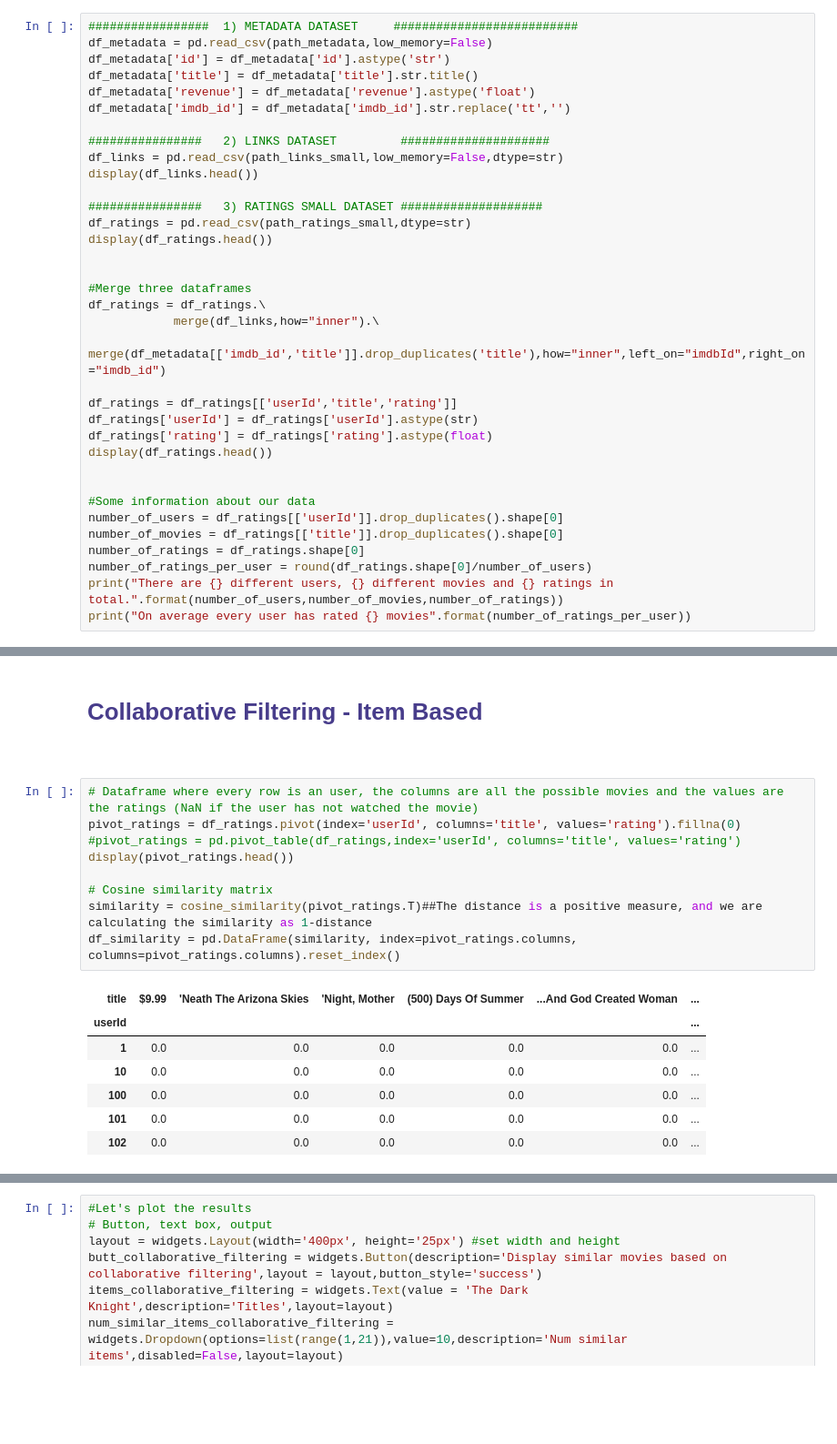
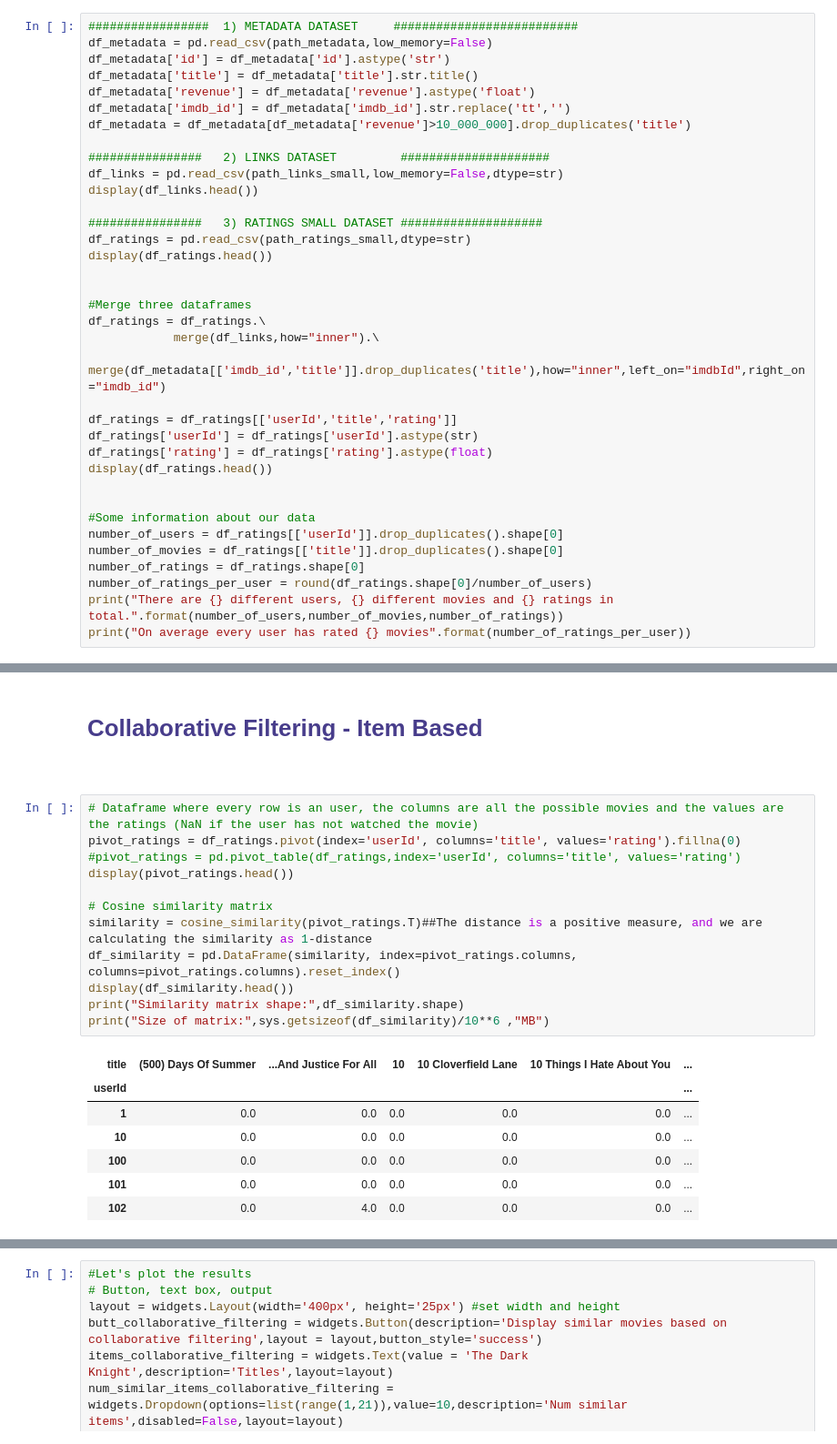
Before and after one commit to jmonsalverodilla/Recommender-Systems, a Jupyter notebook: 3) Recommender System Using Collaborative Filtering.ipynb, the cells around one changed output, grey strips where cells are left out. Shown at 91% size. Cells and saved outputs as stored; diff of their text form; blank space fills up the shorter version.

```diff
--- a/3) Recommender System Using Collaborative Filtering.ipynb
+++ b/3) Recommender System Using Collaborative Filtering.ipynb
@@ -146,6 +146,7 @@ df_metadata['id'] = df_metadata['id'].astype('str')
 df_metadata['title'] = df_metadata['title'].str.title()
 df_metadata['revenue'] = df_metadata['revenue'].astype('float')
 df_metadata['imdb_id'] = df_metadata['imdb_id'].str.replace('tt','')
+df_metadata = df_metadata[df_metadata['revenue']>10_000_000].drop_duplicates('title')
 
 ################   2) LINKS DATASET         #####################
 df_links = pd.read_csv(path_links_small,low_memory=False,dtype=str)
@@ -323,16 +325,19 @@ There is a **big problem** with all the **user based techniques**. If we want to
 # %%
 # Dataframe where every row is an user, the columns are all the possible movies and the values are the ratings (NaN if the user has not watched the movie)
 pivot_ratings = df_ratings.pivot(index='userId', columns='title', values='rating').fillna(0) #pivot_ratings = pd.pivot_table(df_ratings,index='userId', columns='title', values='rating')
 display(pivot_ratings.head())
 
 # Cosine similarity matrix
 similarity = cosine_similarity(pivot_ratings.T)##The distance is a positive measure, and we are calculating the similarity as 1-distance
 df_similarity = pd.DataFrame(similarity, index=pivot_ratings.columns, columns=pivot_ratings.columns).reset_index()
+display(df_similarity.head())
+print("Similarity matrix shape:",df_similarity.shape)
+print("Size of matrix:",sys.getsizeof(df_similarity)/10**6 ,"MB")
 # %% [output]
-| title | $9.99 | 'Neath The Arizona Skies | 'Night, Mother | (500) Days Of Summer | ...And God Created Woman | ... |
+| title | (500) Days Of Summer | ...And Justice For All | 10 | 10 Cloverfield Lane | 10 Things I Hate About You | ... |
 | userId |  |  |  |  |  | ... |
 | 1 | 0.0 | 0.0 | 0.0 | 0.0 | 0.0 | ... |
 | 10 | 0.0 | 0.0 | 0.0 | 0.0 | 0.0 | ... |
 | 100 | 0.0 | 0.0 | 0.0 | 0.0 | 0.0 | ... |
 | 101 | 0.0 | 0.0 | 0.0 | 0.0 | 0.0 | ... |
-| 102 | 0.0 | 0.0 | 0.0 | 0.0 | 0.0 | ... |
+| 102 | 0.0 | 4.0 | 0.0 | 0.0 | 0.0 | ... |
```
Also changed, not shown: parts of 6 cells of this notebook, 4 other files.
